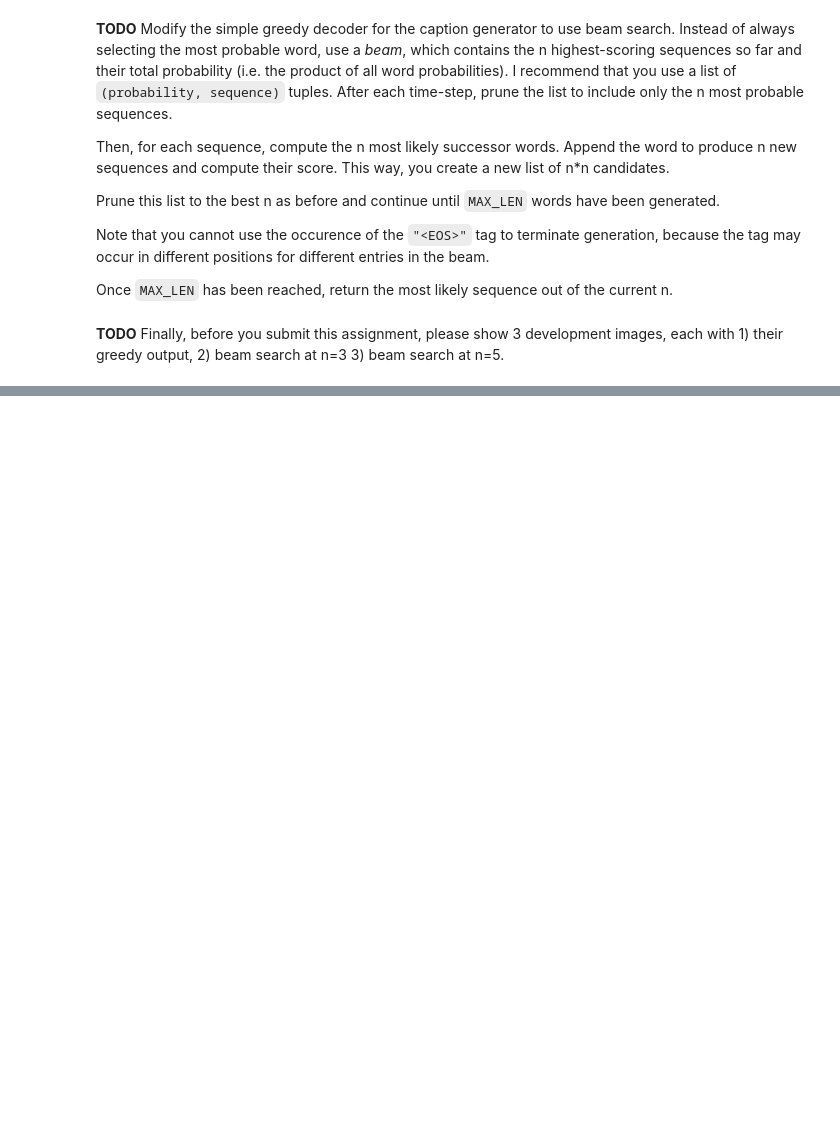
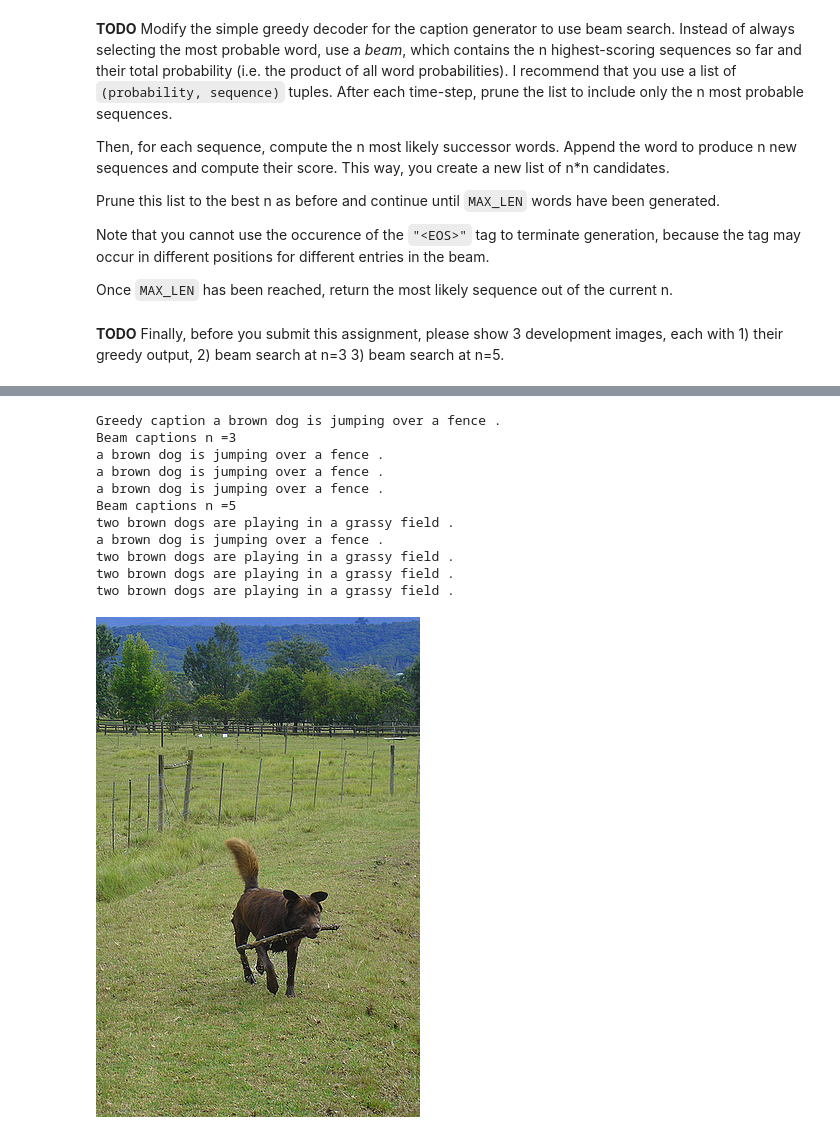
Before and after one commit to jiajiabinx/auto_caption, a Jupyter notebook: lstm_flickr_caption_generator_torch.ipynb, the cells around one changed output, grey strips where cells are left out. Cells and saved outputs as stored; diff of their text form; code cells hidden in the pictures; blank space fills up the shorter version.

```diff
--- a/lstm_flickr_caption_generator_torch.ipynb
+++ b/lstm_flickr_caption_generator_torch.ipynb
@@ -663,0 +943,28 @@ def img_beam_decoder(n, img):
+# %%
+raw_img = PIL.Image.open(os.path.join(IMG_PATH, dev_list[50]))
+preprocessed_img = preprocess(raw_img).to(DEVICE)
+encoded_img = img_encoder(preprocessed_img.unsqueeze(0)).reshape((512))
+caption_greedy = greedy_decoder(encoded_img)
+caption_beam_3 = img_beam_decoder(3,encoded_img)
+caption_beam_5 = img_beam_decoder(5,encoded_img)
+print("Greedy caption " + " ".join(caption_greedy))
+print("Beam captions n =3 " )
+for i in range(3):
+    print( " ".join(caption_beam_3[i]))
+print("Beam captions n =5 " )
+for i in range(5):
+    print( " ".join(caption_beam_5[i]))
+raw_img
+# %% [output]
+Greedy caption a brown dog is jumping over a fence .
+Beam captions n =3
+a brown dog is jumping over a fence .
+a brown dog is jumping over a fence .
+a brown dog is jumping over a fence .
+Beam captions n =5
+two brown dogs are playing in a grassy field .
+a brown dog is jumping over a fence .
+two brown dogs are playing in a grassy field .
+two brown dogs are playing in a grassy field .
+two brown dogs are playing in a grassy field .
+[figure, added]
```
Also changed, not shown: parts of 55 cells of this notebook, 4 other files.
